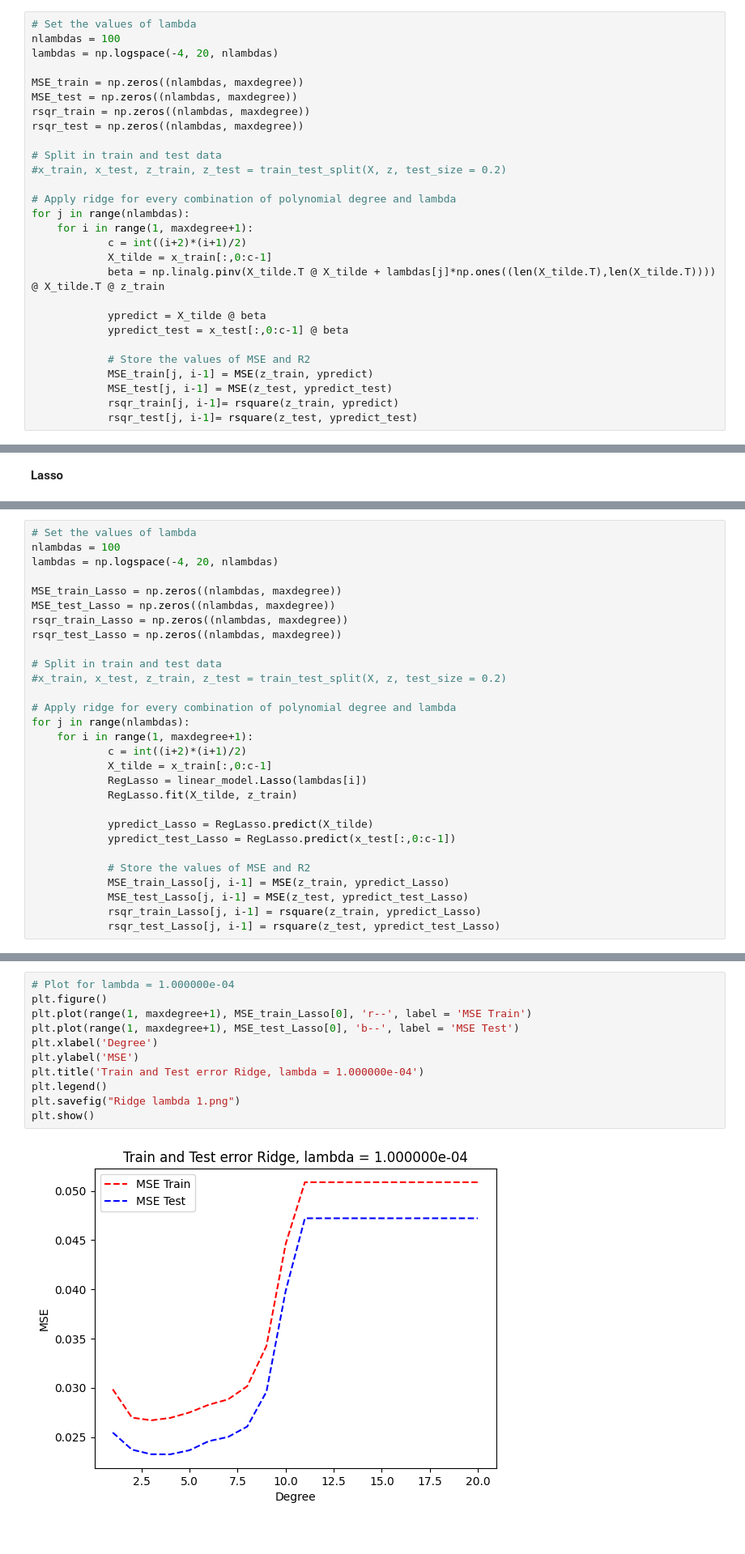
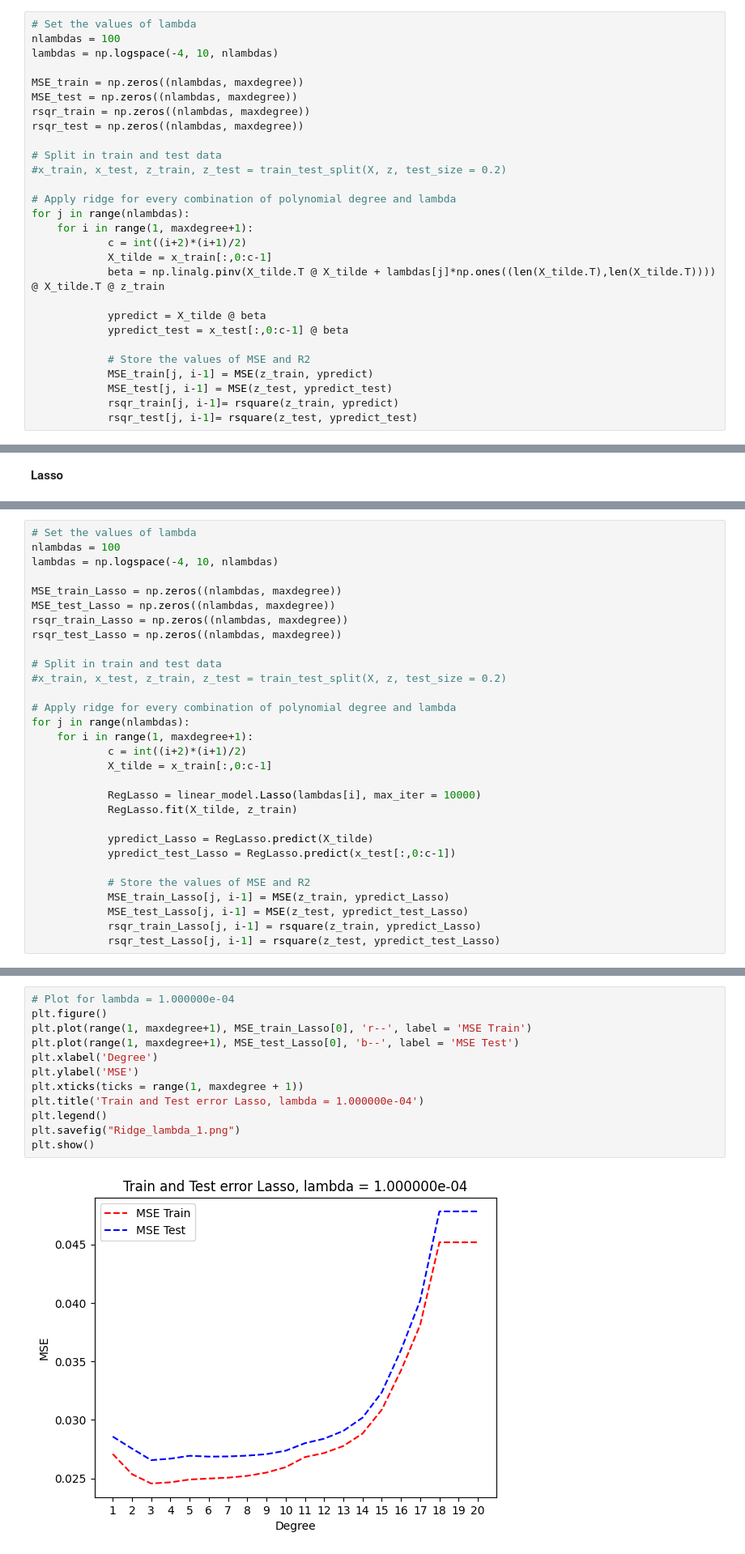
Before and after one commit to alessiasanfelici/FYS-STK4155, a Jupyter notebook: Project bozza/Exercise g.ipynb, the cells around one changed output, grey strips where cells are left out. Shown: that part at 81% size. Cells and saved outputs as stored; diff of their text form.

```diff
--- a/Project bozza/Exercise g.ipynb
+++ b/Project bozza/Exercise g.ipynb
@@ -182,7 +184,7 @@ The above figure represents both the Mean Square Error and the coefficient $R^2$
 # %%
 # Set the values of lambda
 nlambdas = 100
-lambdas = np.logspace(-4, 20, nlambdas)
+lambdas = np.logspace(-4, 10, nlambdas)
 
 MSE_train = np.zeros((nlambdas, maxdegree))
 MSE_test = np.zeros((nlambdas, maxdegree))
@@ -283,7 +275,7 @@ plt.show()
 # %%
 # Set the values of lambda
 nlambdas = 100
-lambdas = np.logspace(-4, 20, nlambdas)
+lambdas = np.logspace(-4, 10, nlambdas)
 
 MSE_train_Lasso = np.zeros((nlambdas, maxdegree))
 MSE_test_Lasso = np.zeros((nlambdas, maxdegree))
@@ -298,7 +290,8 @@ for j in range(nlambdas):
     for i in range(1, maxdegree+1):
             c = int((i+2)*(i+1)/2)
             X_tilde = x_train[:,0:c-1]
-            RegLasso = linear_model.Lasso(lambdas[i])
+
+            RegLasso = linear_model.Lasso(lambdas[i], max_iter = 10000)
             RegLasso.fit(X_tilde, z_train)
 
             ypredict_Lasso = RegLasso.predict(X_tilde)
@@ -357,13 +350,14 @@ MSE_Lasso_df
 # %%
 # Plot for lambda = 1.000000e-04
 plt.figure()
 plt.plot(range(1, maxdegree+1), MSE_train_Lasso[0], 'r--', label = 'MSE Train')
 plt.plot(range(1, maxdegree+1), MSE_test_Lasso[0], 'b--', label = 'MSE Test')
 plt.xlabel('Degree')
 plt.ylabel('MSE')
-plt.title('Train and Test error Ridge, lambda = 1.000000e-04')
+plt.xticks(ticks = range(1, maxdegree + 1))
+plt.title('Train and Test error Lasso, lambda = 1.000000e-04')
 plt.legend()
-plt.savefig("Ridge lambda 1.png")
+plt.savefig("Ridge_lambda_1.png")
 plt.show()
 # %% [output]
-[figure, old version]
+[figure, new version]
```
Also changed, not shown: parts of 18 cells of this notebook, 6 other files.
